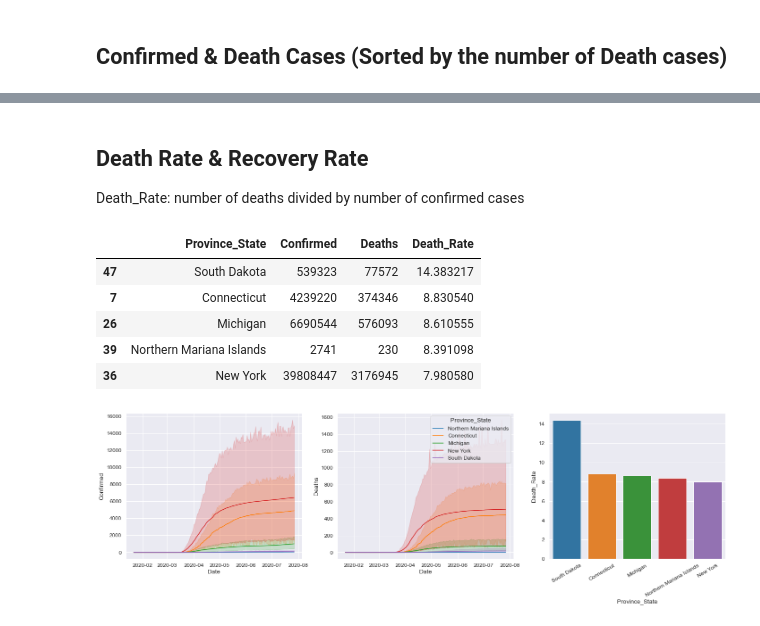
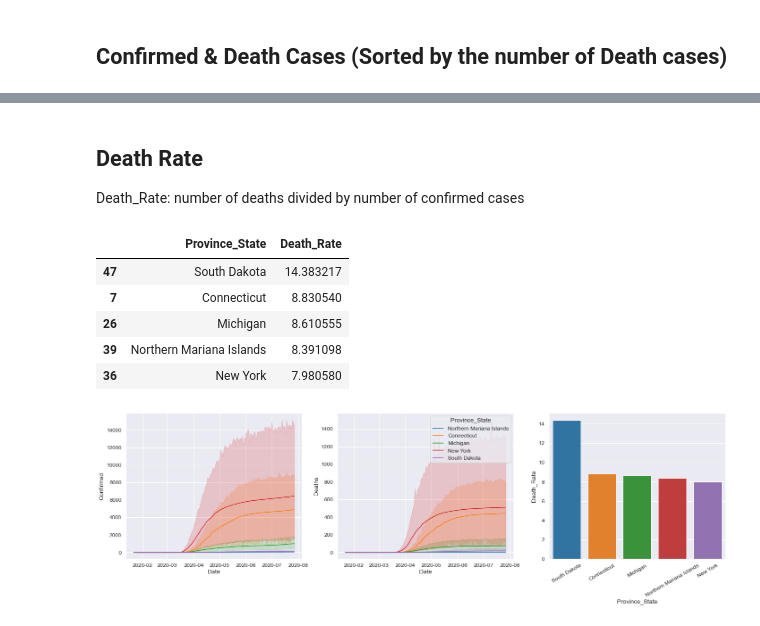
Before and after one commit to Mohammad8921/Corona-EDA, a Jupyter notebook: US-EDA.ipynb, the cells around one changed output, grey strips where cells are left out. Cells and saved outputs as stored; diff of their text form; code cells hidden in the pictures.

```diff
--- a/US-EDA.ipynb
+++ b/US-EDA.ipynb
@@ -42,2 +47,40 @@ covid19_df.head(10)
+# %%
+class CoronaEDA:
+    def __init__(self, data):
+        self.data = data
+        states = geopandas.read_file('USA_States/USA_States.shp')
+        self.states = states
+
+    def confirmedDeathByState(self):
+        return self.data.groupby('Province_State', as_index=False)[['Confirmed', 'Deaths']].sum().sort_values(by='Deaths', ascending=False)
+
+    def deathRateByState(self):
+        covid19_states_cd = self.confirmedDeathByState()
+        covid19_states_cd['Death_Rate'] = 100*covid19_states_cd['Deaths']/covid19_states_cd['Confirmed']
+        return covid19_states_cd.drop(['Deaths', 'Confirmed'], axis=1).sort_values(by='Death_Rate', ascending=False)
+
+    def plotDeathMap(self):
+        covid19_states_cd = self.confirmedDeathByState()
+        states = self.states.copy()
+        states['DEATHS'] = states['STATE_NAME'].map(lambda x: list(covid19_states_cd[covid19_states_cd['Province_State']==x]['Deaths'])[0])
+        states.plot(column='DEATHS',cmap='Reds', legend=True, figsize=(15,10))
+        plt.title('Death Cases')
+
+    def plotConfirmedMap(self):
+        covid19_states_cd = self.confirmedDeathByState()
+        states = self.states.copy()
+        states['CONFIRMED'] = states['STATE_NAME'].map(lambda x: list(covid19_states_cd[covid19_states_cd['Province_State']==x]['Confirmed'])[0])
+        states.plot(column='CONFIRMED',cmap='Oranges', legend=True, figsize=(15,10))
+        plt.title('Confirmed Cases')
+
+    def plotDeathRateMap(self):
+        covid19_states_deathrate = self.deathRateByState()
+        states = self.states.copy()
+        states['DEATH_RATE'] = states['STATE_NAME'].map(lambda x: list(covid19_states_deathrate[covid19_states_deathrate['Province_State']==x]['Death_Rate'])[0])
+        states.plot(column='DEATH_RATE',cmap='jet', legend=True, figsize=(15,10))
+        plt.title('Death Rate')
+
+
+analyzer = CoronaEDA(covid19_df)
 # %% [markdown]
 ## Confirmed & Death  Cases (Sorted by the number of Death cases)
@@ -65,20 +107,17 @@ covid19_states_cd.style.background_gradient(cmap='YlOrRd')
 # %% [markdown]
-## Death Rate & Recovery Rate
+## Death Rate
 Death_Rate: number of deaths divided by number of confirmed cases
-# %%
-covid19_states_cd['Death_Rate'] = 100*covid19_states_cd['Deaths']/covid19_states_cd['Confirmed']
-covid19_states_deathrate = covid19_states_cd.sort_values(by='Death_Rate', ascending=False)
-covid19_states_deathrate.head(5)
-# %% [output]
-|  | Province_State | Confirmed | Deaths | Death_Rate |
-| 47 | South Dakota | 539323 | 77572 | 14.383217 |
-| 7 | Connecticut | 4239220 | 374346 | 8.830540 |
-| 26 | Michigan | 6690544 | 576093 | 8.610555 |
-| 39 | Northern Mariana Islands | 2741 | 230 | 8.391098 |
-| 36 | New York | 39808447 | 3176945 | 7.980580 |
+# %%
+covid19_states_deathrate = analyzer.deathRateByState()
+covid19_states_deathrate.head(5)
+# %% [output]
+|  | Province_State | Death_Rate |
+| 47 | South Dakota | 14.383217 |
+| 7 | Connecticut | 8.830540 |
+| 26 | Michigan | 8.610555 |
+| 39 | Northern Mariana Islands | 8.391098 |
+| 36 | New York | 7.980580 |
 # %%
-import matplotlib.pyplot as plt
-import seaborn as sns
 
 sns.set_style('darkgrid')
 sns.set_context('notebook', font_scale=1.1)
@@ -93,4 +132,4 @@ ax[2].set_xticklabels(ax[2].get_xticklabels(), rotation=30)
 
 plt.show()
 # %% [output]
-[figure, old version]
+[figure, new version]
```
Also changed, not shown: parts of 14 cells of this notebook, 1 other file.
